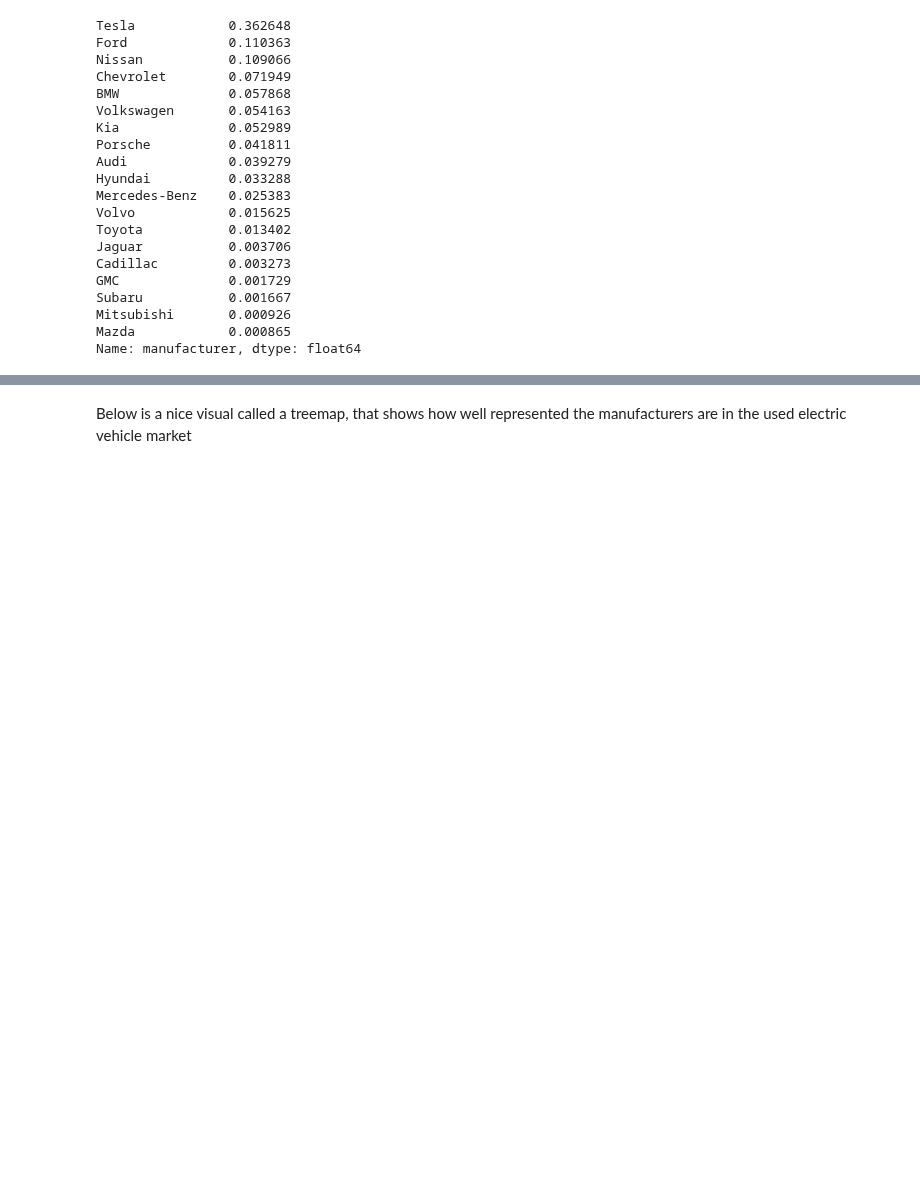
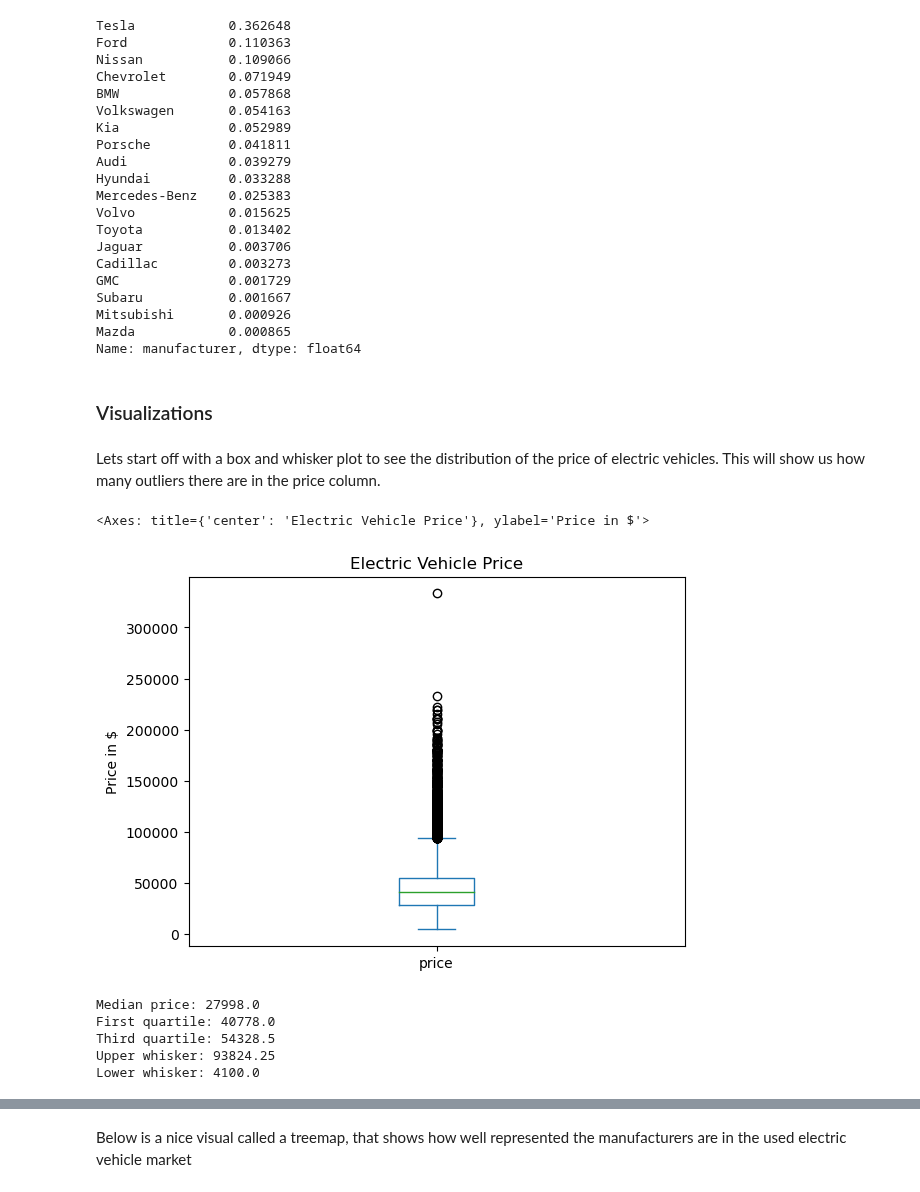
Before and after one commit to Pav-Van/Used-Electric-Vehicle-Analysis-and-Prediction-Model, a Jupyter notebook: Used_cars.ipynb, the cells around one changed output, grey strips where cells are left out. Saved outputs shown, nothing was run; the diff lists cells and outputs as text; code cells hidden in the pictures; blank space fills up the shorter version.

```diff
--- a/Used_cars.ipynb
+++ b/Used_cars.ipynb
@@ -242,3 +242,27 @@ Subaru           0.001667
 Mitsubishi       0.000926
 Mazda            0.000865
 Name: manufacturer, dtype: float64
+# %% [markdown]
+<h3> Visualizations </h3>
+# %% [markdown]
+Lets start off with a box and whisker plot to see the distribution of the price of electric vehicles. This will show us how many outliers there are in the price column.
+# %%
+plt.title('Electric Vehicle Price')
+plt.ylabel('Price in $')
+electric_cars['price'].plot(kind='box')
+# %% [output]
+<Axes: title={'center': 'Electric Vehicle Price'}, ylabel='Price in $'>
+[figure, added]
+# %%
+price_quantile = electric_cars['price'].quantile([.25,.5,.75])
+price_whiskers_len = (price_quantile.iloc[2] - price_quantile.iloc[0]) * 1.5
+upper_whisker = np.min([price_quantile.iloc[2] + price_whiskers_len, np.max(electric_cars['price'])])
+lower_whisker = np.max([price_quantile.iloc[0] - price_whiskers_len, np.min(electric_cars['price'])])
+
+print('Median price: {}\nFirst quartile: {}\nThird quartile: {}\nUpper whisker: {}\nLower whisker: {}'.format(price_quantile.iloc[0], price_quantile.iloc[1], price_quantile.iloc[2], upper_whisker, lower_whisker))
+# %% [output]
+Median price: 27998.0
+First quartile: 40778.0
+Third quartile: 54328.5
+Upper whisker: 93824.25
+Lower whisker: 4100.0
```
Also changed, not shown: parts of 7 cells of this notebook.
